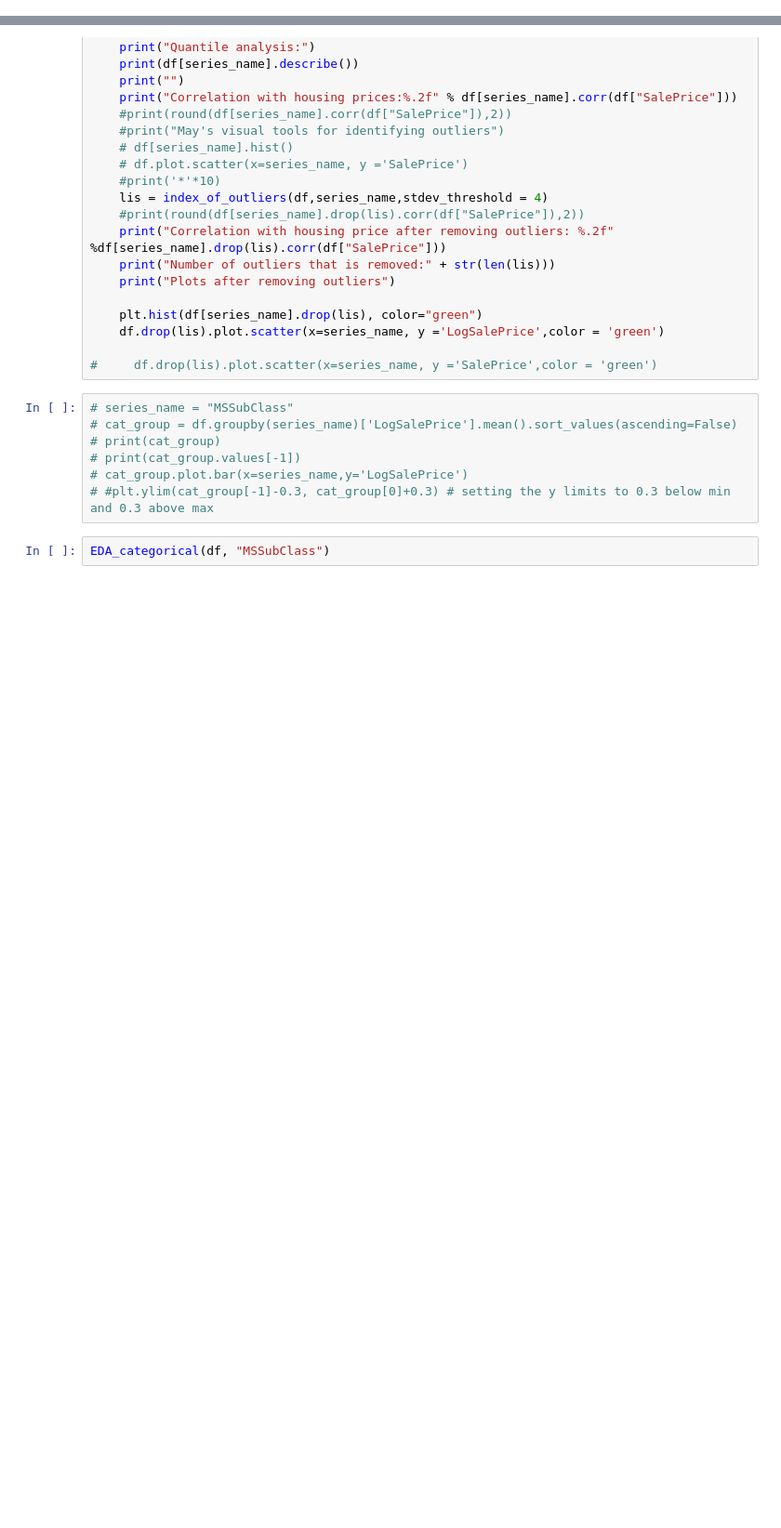
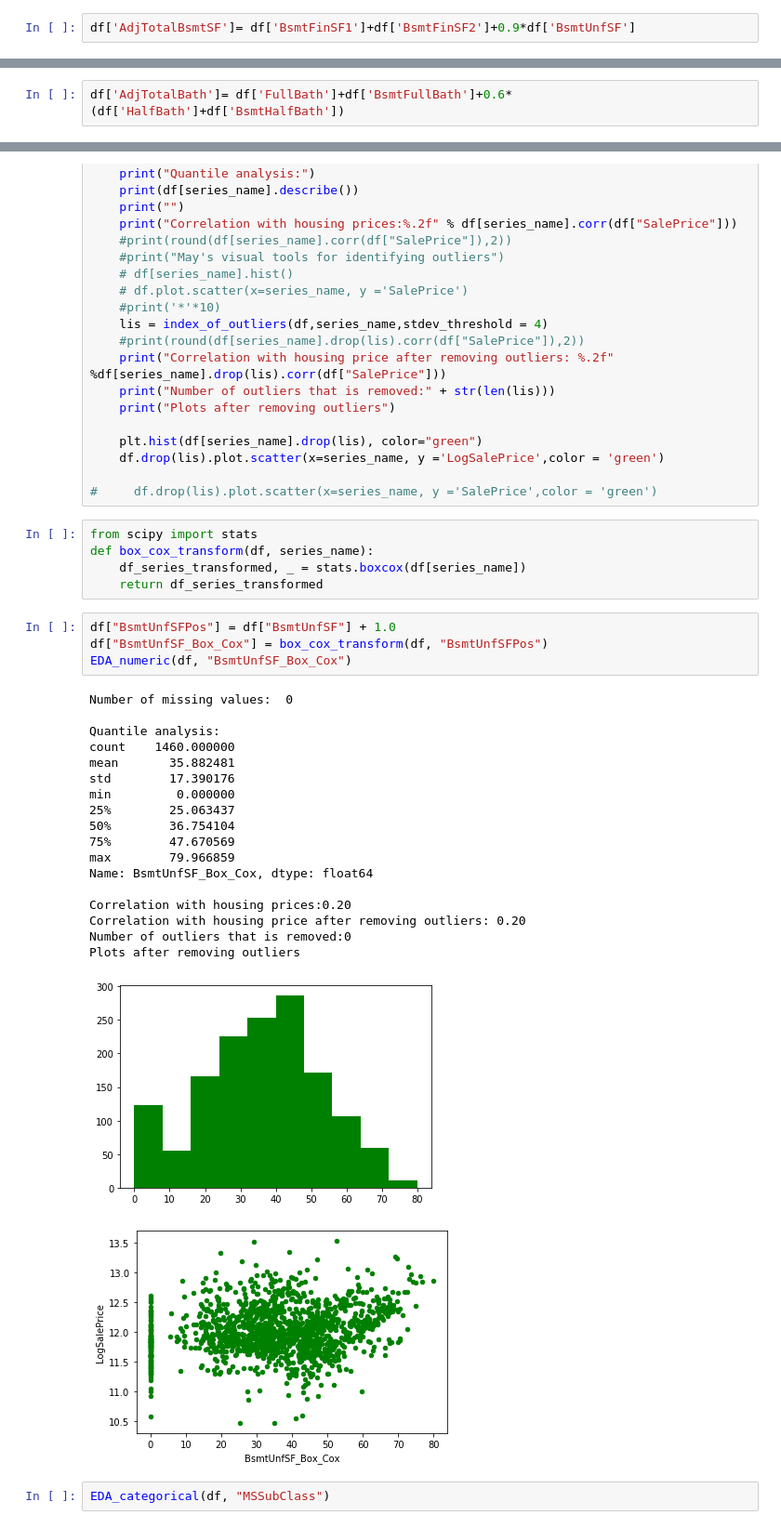
Before and after one commit to zhangym1256/Housing_Price_Project, a Jupyter notebook: may/Machine_Learning_EDA_All_May.ipynb, the cells around one changed output, grey strips where cells are left out. Shown at 93% size. Drawn from its saved outputs; the diff is of its cells as text; blank space fills up the shorter version.

```diff
--- a/may/Machine_Learning_EDA_All_May.ipynb
+++ b/may/Machine_Learning_EDA_All_May.ipynb
@@ -83,6 +62,8 @@ corr
  0.6103722259699292,
  0.615019645406191,
  0.6135805515591954]
+# %%
+df['AdjTotalBsmtSF']= df['BsmtFinSF1']+df['BsmtFinSF2']+0.9*df['BsmtUnfSF']
 # %%
 # Tuning ratio for total bathroom
 ratios = np.linspace(0.1,1,10)
@@ -103,6 +84,8 @@ corr
  0.6255832702191102,
  0.6198836693831157,
  0.6130046086468921]
+# %%
+df['AdjTotalBath']= df['FullBath']+df['BsmtFullBath']+0.6*(df['HalfBath']+df['BsmtHalfBath'])
 # %%
 # Tuning ratio for HouseAge
 ratios = np.linspace(0.1,1,10)
@@ -178,13 +168,35 @@ def EDA_numeric(df, series_name):
     df.drop(lis).plot.scatter(x=series_name, y ='LogSalePrice',color = 'green')
 
 #     df.drop(lis).plot.scatter(x=series_name, y ='SalePrice',color = 'green')
-# %%
-# series_name = "MSSubClass"
-# cat_group = df.groupby(series_name)['LogSalePrice'].mean().sort_values(ascending=False)
-# print(cat_group)
-# print(cat_group.values[-1])
-# cat_group.plot.bar(x=series_name,y='LogSalePrice')
-# #plt.ylim(cat_group[-1]-0.3, cat_group[0]+0.3) # setting the y limits to 0.3 below min and 0.3 above max
+# %%
+from scipy import stats
+def box_cox_transform(df, series_name):
+    df_series_transformed, _ = stats.boxcox(df[series_name])
+    return df_series_transformed
+# %%
+df["BsmtUnfSFPos"] = df["BsmtUnfSF"] + 1.0
+df["BsmtUnfSF_Box_Cox"] = box_cox_transform(df, "BsmtUnfSFPos")
+EDA_numeric(df, "BsmtUnfSF_Box_Cox")
+# %% [output]
+Number of missing values:  0
+
+Quantile analysis:
+count    1460.000000
+mean       35.882481
+std        17.390176
+min         0.000000
+25%        25.063437
+50%        36.754104
+75%        47.670569
+max        79.966859
+Name: BsmtUnfSF_Box_Cox, dtype: float64
+
+Correlation with housing prices:0.20
+Correlation with housing price after removing outliers: 0.20
+Number of outliers that is removed:0
+Plots after removing outliers
+[figure, added]
+[figure, added]
 # %%
 EDA_categorical(df, "MSSubClass")
 # %% [output]
```
Also changed, not shown: parts of 23 cells of this notebook, 1 other file.
